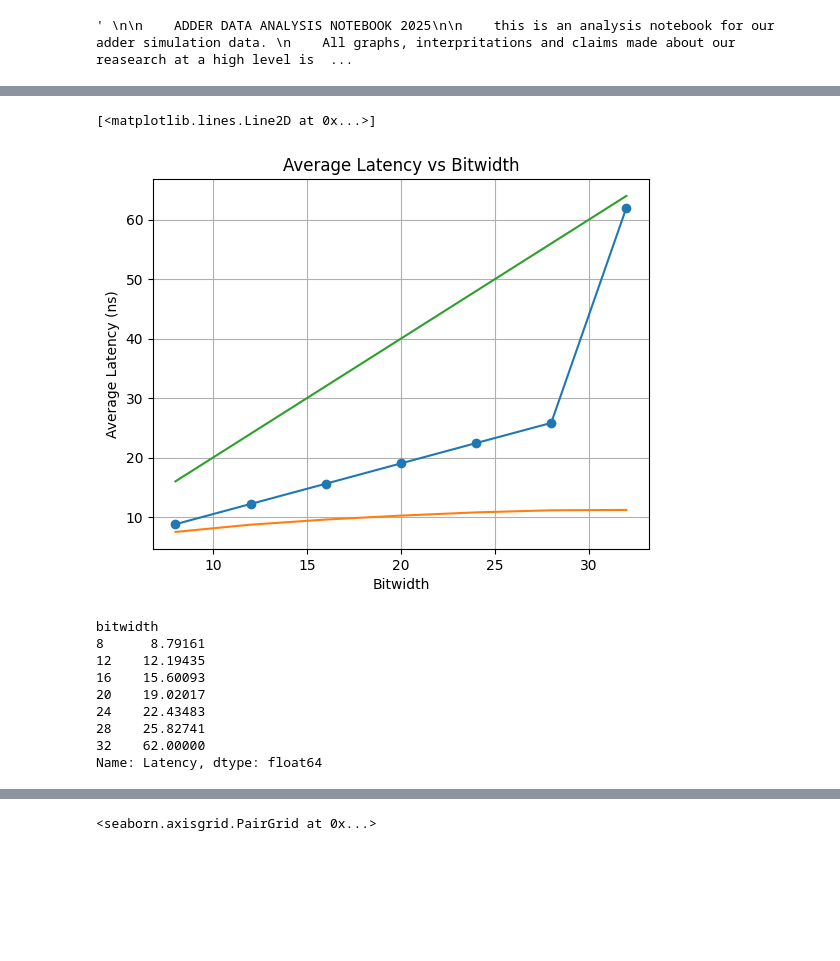
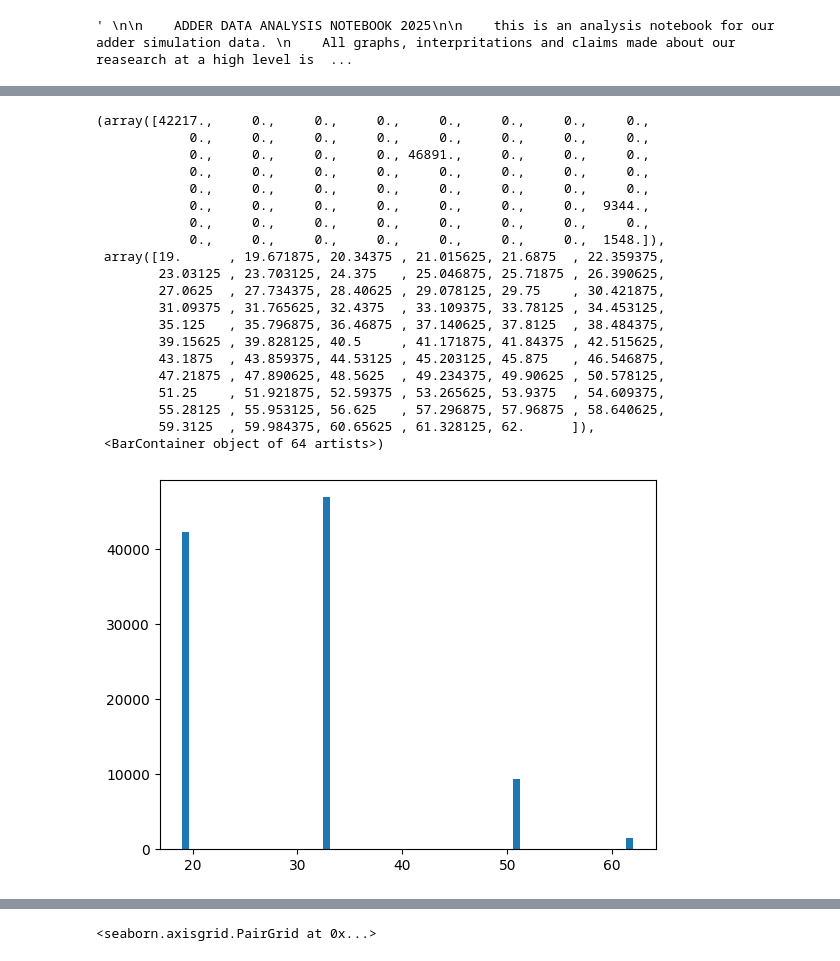
Before and after one commit to ALN006/dynamic_adder_2025, a Jupyter notebook: data/adder_data_analysis_notebook.ipynb, the cells around one changed output, grey strips where cells are left out. Cells and saved outputs as stored; diff of their text form; code cells hidden in the pictures; blank space fills up the shorter version.

```diff
--- a/data/adder_data_analysis_notebook.ipynb
+++ b/data/adder_data_analysis_notebook.ipynb
@@ -31,2 +50,26 @@ import seaborn as sns
+# %%
+plt.hist(our_df[our_df["N"] == 32]["Latency"], bins = 64)
+# %% [output]
+(array([42217.,     0.,     0.,     0.,     0.,     0.,     0.,     0.,
+            0.,     0.,     0.,     0.,     0.,     0.,     0.,     0.,
+            0.,     0.,     0.,     0., 46891.,     0.,     0.,     0.,
+            0.,     0.,     0.,     0.,     0.,     0.,     0.,     0.,
+            0.,     0.,     0.,     0.,     0.,     0.,     0.,     0.,
+            0.,     0.,     0.,     0.,     0.,     0.,     0.,  9344.,
+            0.,     0.,     0.,     0.,     0.,     0.,     0.,     0.,
+            0.,     0.,     0.,     0.,     0.,     0.,     0.,  1548.]),
+ array([19.      , 19.671875, 20.34375 , 21.015625, 21.6875  , 22.359375,
+        23.03125 , 23.703125, 24.375   , 25.046875, 25.71875 , 26.390625,
+        27.0625  , 27.734375, 28.40625 , 29.078125, 29.75    , 30.421875,
+        31.09375 , 31.765625, 32.4375  , 33.109375, 33.78125 , 34.453125,
+        35.125   , 35.796875, 36.46875 , 37.140625, 37.8125  , 38.484375,
+        39.15625 , 39.828125, 40.5     , 41.171875, 41.84375 , 42.515625,
+        43.1875  , 43.859375, 44.53125 , 45.203125, 45.875   , 46.546875,
+        47.21875 , 47.890625, 48.5625  , 49.234375, 49.90625 , 50.578125,
+        51.25    , 51.921875, 52.59375 , 53.265625, 53.9375  , 54.609375,
+        55.28125 , 55.953125, 56.625   , 57.296875, 57.96875 , 58.640625,
+        59.3125  , 59.984375, 60.65625 , 61.328125, 62.      ]),
+ <BarContainer object of 64 artists>)
+[figure, added]
 # %%
 #Helper Function Cell
@@ -120,30 +161,3 @@ df
 | 99998 | 10011000100101001010000000110001 | 2559877169 | 1011001101000010101100110110011 | 1503746483 | 1 | 2 | 4 | 5 | ... |
 | 99999 | 11110011010011111101011011100110 | 4082095846 | 10111010011000101111101001110100 | 3127048820 | 1 | 2 | 4 | 5 | ... |
 100000 rows × 37 columns
-# %%
-avg_latency = CRCA_df.groupby("bitwidth")["Latency"].mean()
-
-plt.figure()
-avg_latency.plot(marker='o')
-plt.xlabel("Bitwidth")
-plt.ylabel("Average Latency (ns)")
-plt.title("Average Latency vs Bitwidth")
-plt.grid()
-plt.savefig("avg_latency.png")
-plt.plot([8,12,16,20,24,28,32],[df["RCA_latency_8"].mean(), df["RCA_latency_12"].mean(), df["RCA_latency_16"].mean(), df["RCA_latency_20"].mean(), df["RCA_latency_24"].mean(), df["RCA_latency_28"].mean(), df["RCA_latency_32"].mean()])
-plt.plot([8,12,16,20,24,28,32],[16,24,32,40,48,56,64])
-# %% [output]
-[<matplotlib.lines.Line2D at 0x...>]
-[figure, removed]
-# %%
-avg_latency
-# %% [output]
-bitwidth
-8      8.79161
-12    12.19435
-16    15.60093
-20    19.02017
-24    22.43483
-28    25.82741
-32    62.00000
-Name: Latency, dtype: float64
```
Also changed, not shown: parts of 9 cells of this notebook, 2 other files.
